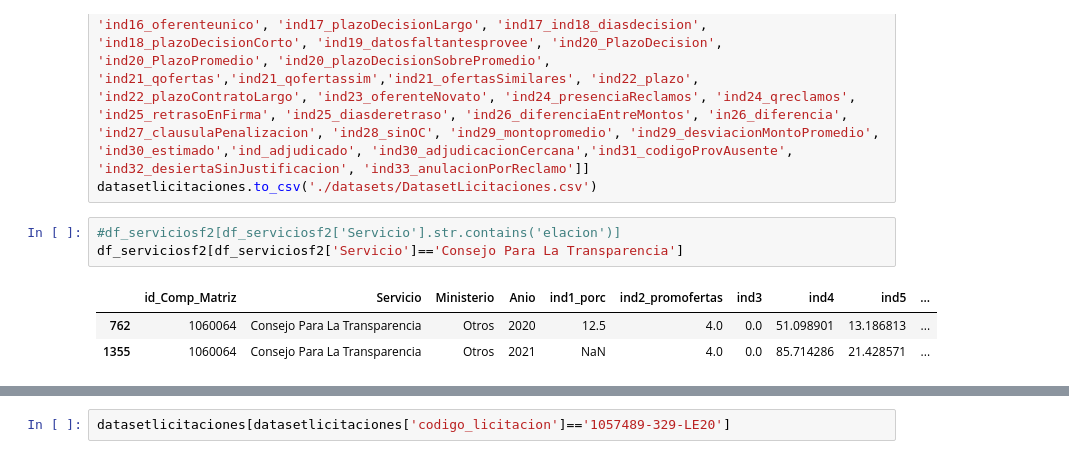
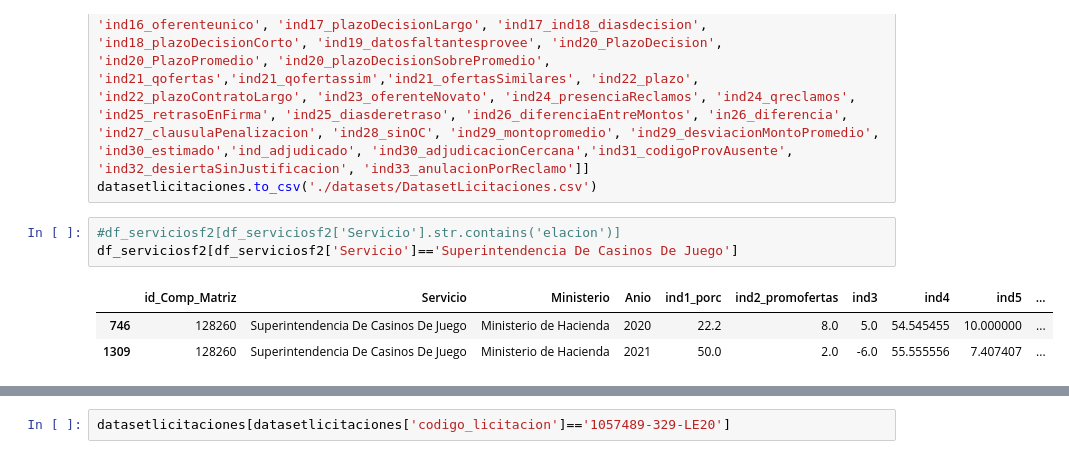
Before and after one commit to josemoragonzalez/RedFlagsv2, a Jupyter notebook: ETL/8 Datoslicitacion.ipynb, the cells around one changed output, grey strips where cells are left out. Saved outputs shown, nothing was run; the diff lists cells and outputs as text.

```diff
--- a/ETL/8 Datoslicitacion.ipynb
+++ b/ETL/8 Datoslicitacion.ipynb
@@ -513,11 +513,11 @@ datasetlicitaciones = df_lic_ind1[['id_licitacion', 'codigo_licitacion', 'fecha_
 datasetlicitaciones.to_csv('./datasets/DatasetLicitaciones.csv')
 # %%
 #df_serviciosf2[df_serviciosf2['Servicio'].str.contains('elacion')]
-df_serviciosf2[df_serviciosf2['Servicio']=='Consejo Para La Transparencia']
+df_serviciosf2[df_serviciosf2['Servicio']=='Superintendencia De Casinos De Juego']
 # %% [output]
 |  | id_Comp_Matriz | Servicio | Ministerio | Anio | ind1_porc | ind2_promofertas | ind3 | ind4 | ind5 | ... |
-| 762 | 1060064 | Consejo Para La Transparencia | Otros | 2020 | 12.5 | 4.0 | 0.0 | 51.098901 | 13.186813 | ... |
-| 1355 | 1060064 | Consejo Para La Transparencia | Otros | 2021 | NaN | 4.0 | 0.0 | 85.714286 | 21.428571 | ... |
+| 746 | 128260 | Superintendencia De Casinos De Juego | Ministerio de Hacienda | 2020 | 22.2 | 8.0 | 5.0 | 54.545455 | 10.000000 | ... |
+| 1309 | 128260 | Superintendencia De Casinos De Juego | Ministerio de Hacienda | 2021 | 50.0 | 2.0 | -6.0 | 55.555556 | 7.407407 | ... |
 # %%
 datasetlicitaciones.head(1)
 # %% [output]
```
Also changed, not shown: parts of 5 cells of this notebook, 8 other files.
